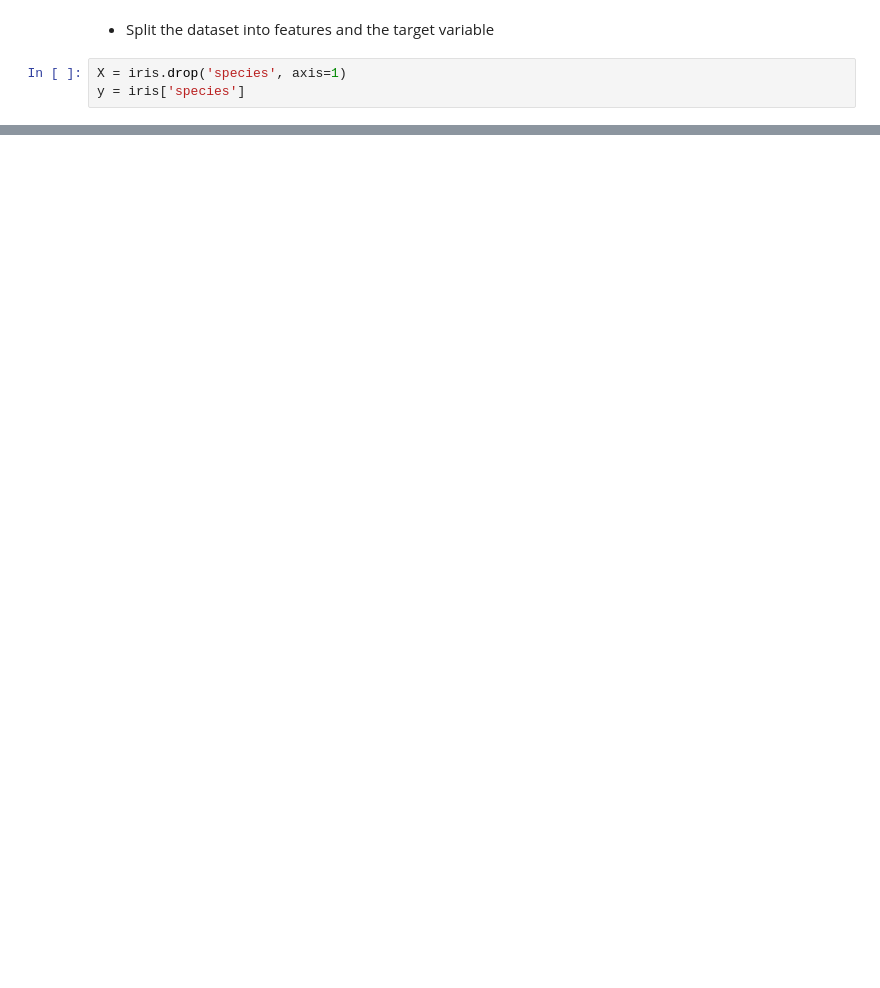
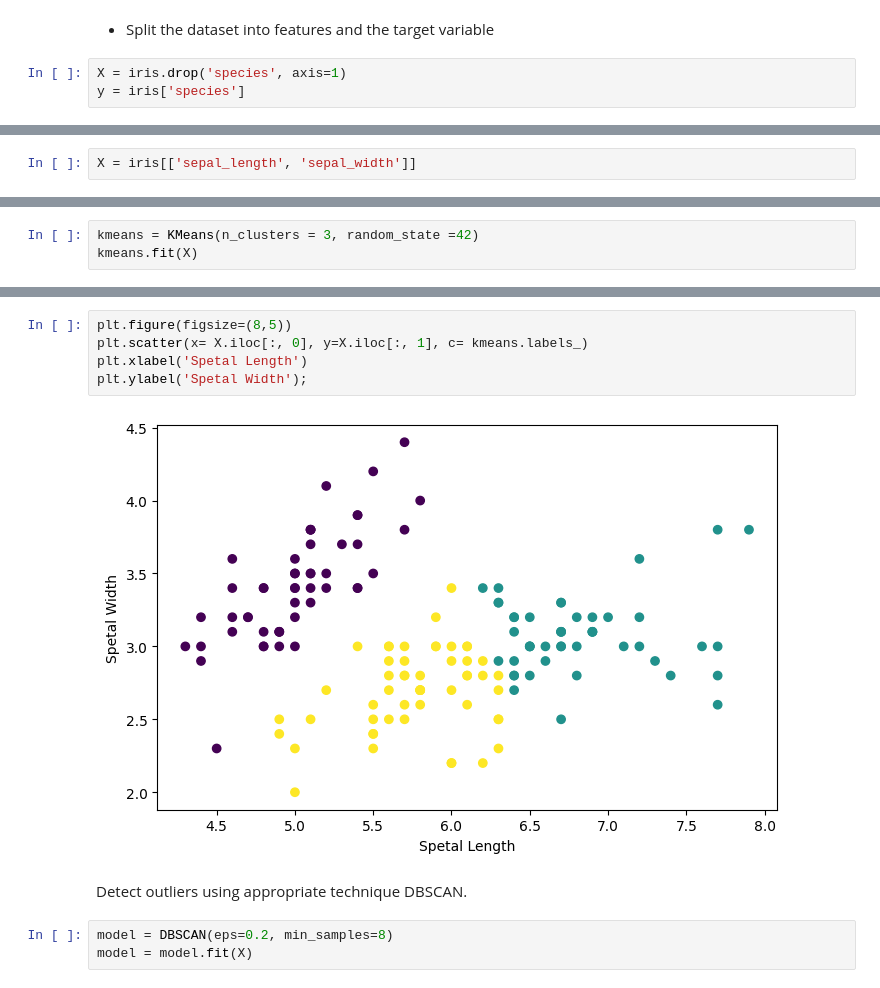
Before and after one commit to MoudiAlhazzaa/Machine_learning_Project, a Jupyter notebook: T5_Project_Module_4_Machine_Learning_Nawaf_Moudi_Zahrah.ipynb, the cells around one changed output, grey strips where cells are left out. Cells and saved outputs as stored; diff of their text form; blank space fills up the shorter version.

```diff
--- a/T5_Project_Module_4_Machine_Learning_Nawaf_Moudi_Zahrah.ipynb
+++ b/T5_Project_Module_4_Machine_Learning_Nawaf_Moudi_Zahrah.ipynb
@@ -91,0 +164,2 @@ y = iris['species']
+# %%
+X = iris[['sepal_length', 'sepal_width']]
@@ -91,0 +173,3 @@ y = iris['species']
+# %%
+kmeans = KMeans(n_clusters = 3, random_state =42)
+kmeans.fit(X)
@@ -91,0 +188,12 @@ y = iris['species']
+# %%
+plt.figure(figsize=(8,5))
+plt.scatter(x= X.iloc[:, 0], y=X.iloc[:, 1], c= kmeans.labels_)
+plt.xlabel('Spetal Length')
+plt.ylabel('Spetal Width');
+# %% [output]
+[figure, added]
+# %% [markdown]
+ Detect outliers using appropriate technique DBSCAN.
+# %%
+model = DBSCAN(eps=0.2, min_samples=8)
+model = model.fit(X)
```
Also changed, not shown: parts of 20 cells of this notebook.
